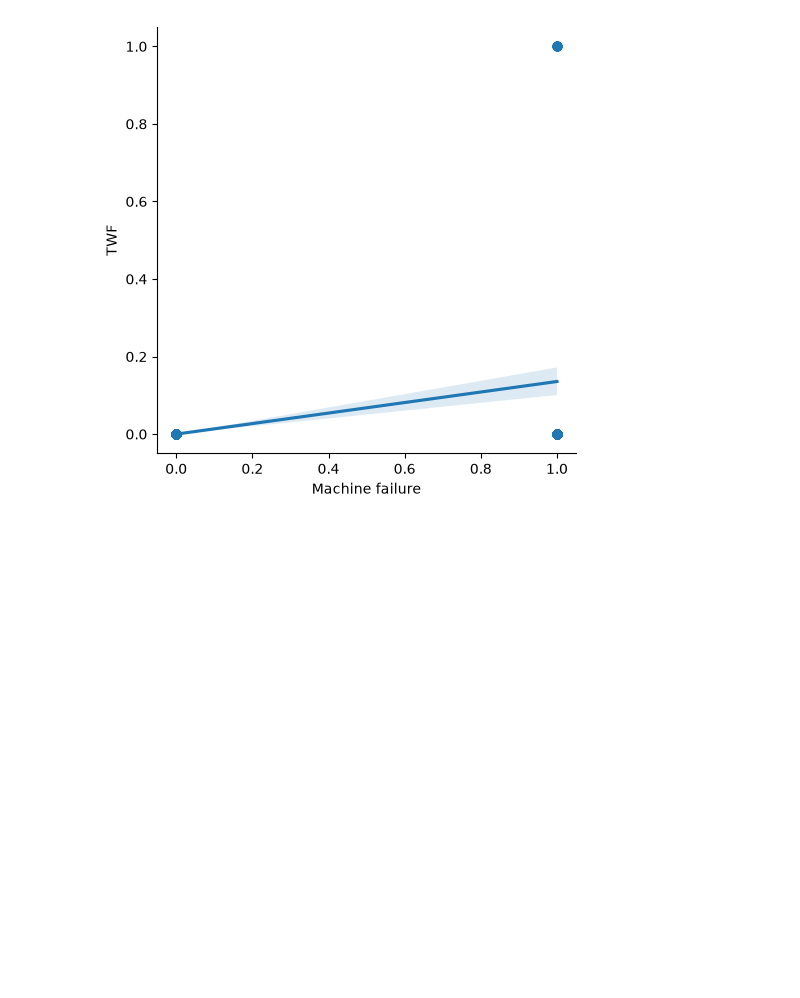
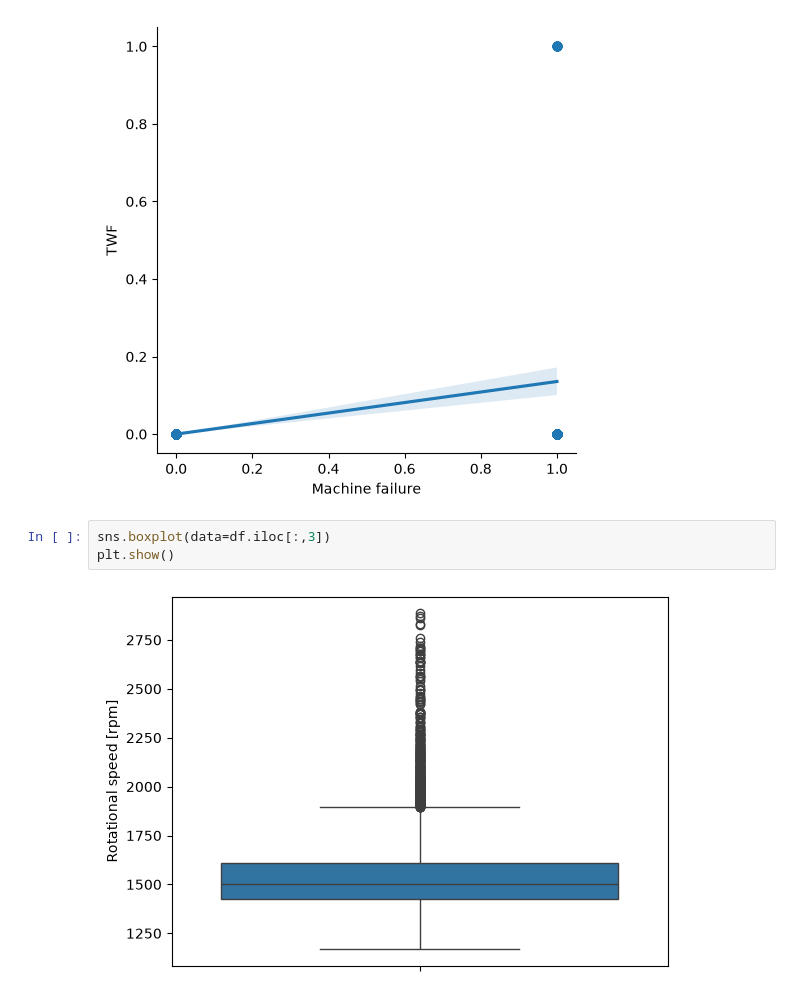
Before and after one commit to Divangamene/Project-Machine, a Jupyter notebook: modelo.ipynb, the cells around one changed output. Saved outputs shown, nothing was run; the diff lists cells and outputs as text; blank space fills up the shorter version.

```diff
--- a/modelo.ipynb
+++ b/modelo.ipynb
@@ -150,3 +163,8 @@ sns.lmplot(x="Machine failure", y="TWF", data=df)
 # %% [output]
 <seaborn.axisgrid.FacetGrid at 0x...>
 [figure]
+# %%
+sns.boxplot(data=df.iloc[:,3])
+plt.show()
+# %% [output]
+[figure, added]
```
Also changed, not shown: parts of 7 cells of this notebook.
